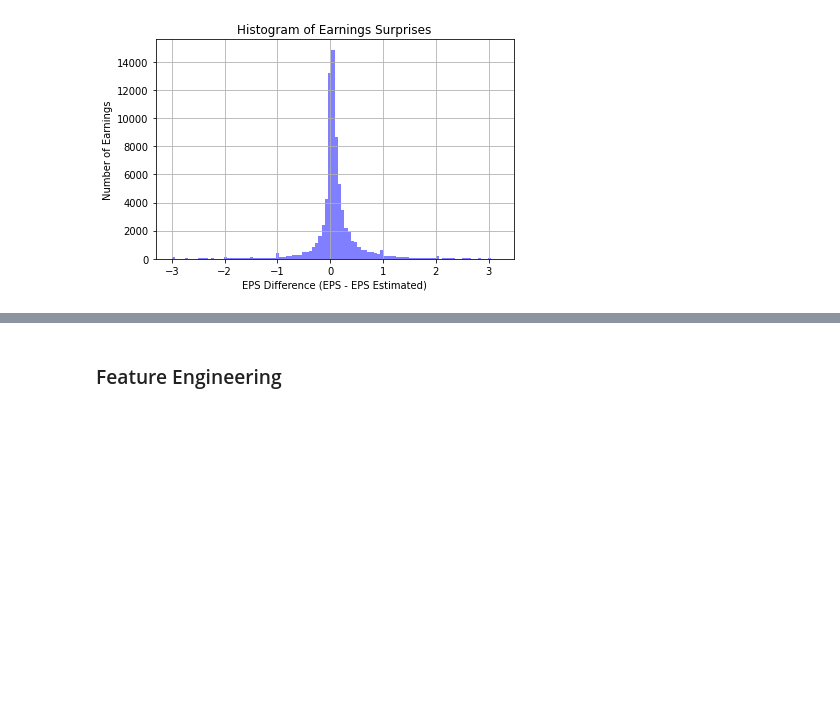
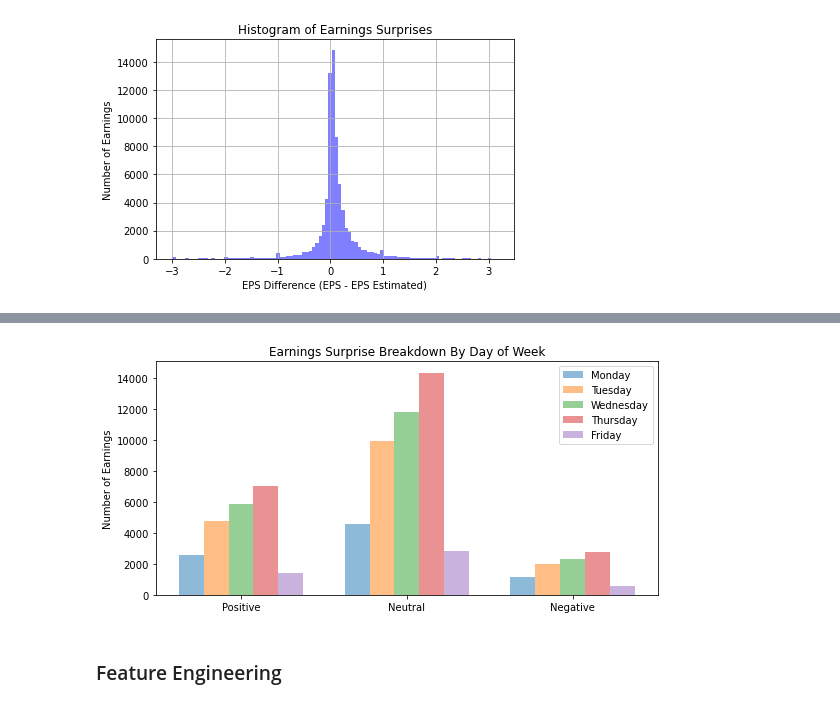
Before and after one commit to brodyu/predicting-earnings-surprises, a Jupyter notebook: predicting-earnings-surprises.ipynb, the cells around one changed output, grey strips where cells are left out. Saved outputs shown, nothing was run; the diff lists cells and outputs as text; code cells hidden in the pictures; blank space fills up the shorter version.

```diff
--- a/predicting-earnings-surprises.ipynb
+++ b/predicting-earnings-surprises.ipynb
@@ -195,2 +312,48 @@ plt.show()
+# %%
+pos_m = df[(df.perc_diff > .15) & (df["dow"] == 0)]
+pos_tu = df[(df.perc_diff > .15) & (df["dow"] == 1)]
+pos_w = df[(df.perc_diff > .15) & (df["dow"] == 2)]
+pos_th = df[(df.perc_diff > .15) & (df["dow"] == 3)]
+pos_f = df[(df.perc_diff > .15) & (df["dow"] == 4)]
+
+neu_m = df[(df.perc_diff < .15) & (df.perc_diff > -.15) & (df["dow"] == 0)]
+neu_tu = df[(df.perc_diff < .15) & (df.perc_diff > -.15) & (df["dow"] == 1)]
+neu_w = df[(df.perc_diff < .15) & (df.perc_diff > -.15) & (df["dow"] == 2)]
+neu_th = df[(df.perc_diff < .15) & (df.perc_diff > -.15) & (df["dow"] == 3)]
+neu_f = df[(df.perc_diff < .15) & (df.perc_diff > -.15) & (df["dow"] == 4)]
+
+neg_m = df[(df.perc_diff < -.15) & (df["dow"] == 0)]
+neg_tu = df[(df.perc_diff < -.15) & (df["dow"] == 1)]
+neg_w = df[(df.perc_diff < -.15) & (df["dow"] == 2)]
+neg_th = df[(df.perc_diff < -.15) & (df["dow"] == 3)]
+neg_f = df[(df.perc_diff < -.15) & (df["dow"] == 4)]
+# %%
+x = ["Positive", "Neutral", "Negative"]
+surprises_m = [len(pos_m), len(neu_m), len(neg_m)]
+surprises_tu = [len(pos_tu), len(neu_tu), len(neg_tu)]
+surprises_w = [len(pos_w), len(neu_w), len(neg_w)]
+surprises_th = [len(pos_th), len(neu_th), len(neg_th)]
+surprises_f = [len(pos_f), len(neu_f), len(neg_f)]
+# %%
+ind = np.arange(3)
+width = 0.15
+plt.figure(figsize=(8, 4))
+plt.bar(ind, surprises_m, width, label='Monday', alpha=0.5)
+plt.bar(ind+width, surprises_tu, width, label='Tuesday', alpha=0.5)
+plt.bar(ind+(2*width), surprises_w, width, label='Wednesday', alpha=0.5)
+plt.bar(ind+(3*width), surprises_th, width, label='Thursday', alpha=0.5)
+plt.bar(ind+(4*width), surprises_f, width, label='Friday', alpha=0.5)
+
+plt.ylabel('Number of Earnings')
+plt.title('Earnings Surprise Breakdown By Day of Week')
+
+plt.xticks(ind + width*2, ('Positive', 'Neutral', 'Negative'))
+
+plt.legend(loc='best')
+plt.tight_layout()
+plt.savefig('visuals/earn_bar_dow.png', facecolor='white', transparent=False)
+plt.show()
+# %% [output]
+[figure, added]
 # %% [markdown]
 ### Feature Engineering
```
Also changed, not shown: parts of 14 cells of this notebook, 4 other files.
